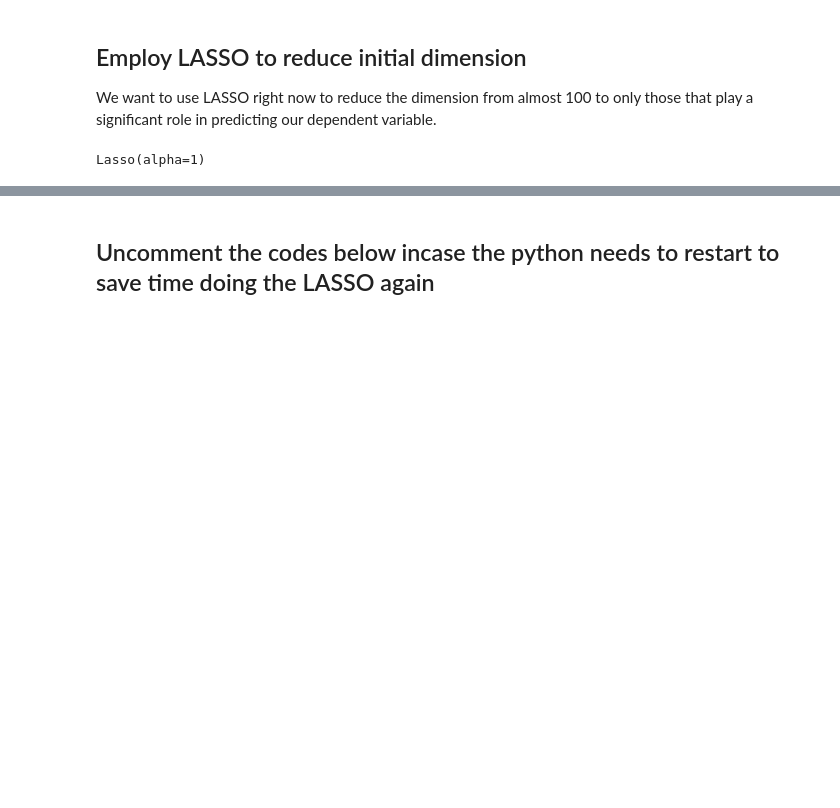
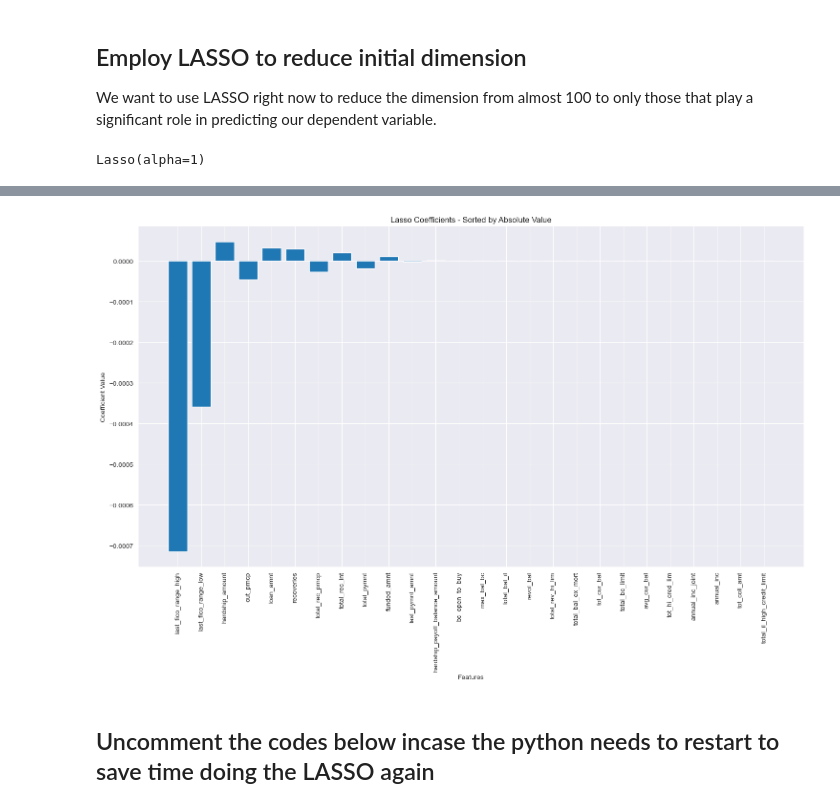
Before and after one commit to dr17549/Loan_Default_Prediction_Kaggle, a Jupyter notebook: Default_prediction.ipynb, the cells around one changed output, grey strips where cells are left out. Drawn from its saved outputs; the diff is of its cells as text; code cells hidden in the pictures; blank space fills up the shorter version.

Commit message:
Update Lasso non-zero Parameter Visualization

```diff
--- a/Default_prediction.ipynb
+++ b/Default_prediction.ipynb
@@ -115,3 +127,29 @@ hardship_payoff_balance_amount: 2.9345671097771297e-06
+# %%
+# Variable Visualization
+
+# Sorting the DataFrame by the absolute value of the coefficients
+sorted_coefficients_df = coefficients_df[coefficients_df['Coefficient'] != 0].sort_values('abs_coef', ascending=False)
+
+# Drop the 'abs_coef' column as it's no longer needed for plotting
+sorted_coefficients_df.drop('abs_coef', axis=1, inplace=True)
+
+# Plotting all non-zero features, sorted by the absolute value of their coefficients
+plt.figure(figsize=(15, 10))
+plt.bar(sorted_coefficients_df['Feature'], sorted_coefficients_df['Coefficient'])
+plt.xlabel('Features')
+plt.ylabel('Coefficient Value')
+plt.title('Lasso Coefficients - Sorted by Absolute Value')
+
+# Rotate the feature names on x-axis to avoid overlap
+plt.xticks(rotation=90)
+
+# Use tight layout to ensure the labels fit into the figure area
+plt.tight_layout()
+
+# Show the plot
+plt.show()
+# %% [output]
+[figure, added]
 # %% [markdown]
 ## Uncomment the codes below incase the python needs to restart to save time doing the LASSO again
 # %%
```
Also changed, not shown: parts of 4 cells of this notebook.
